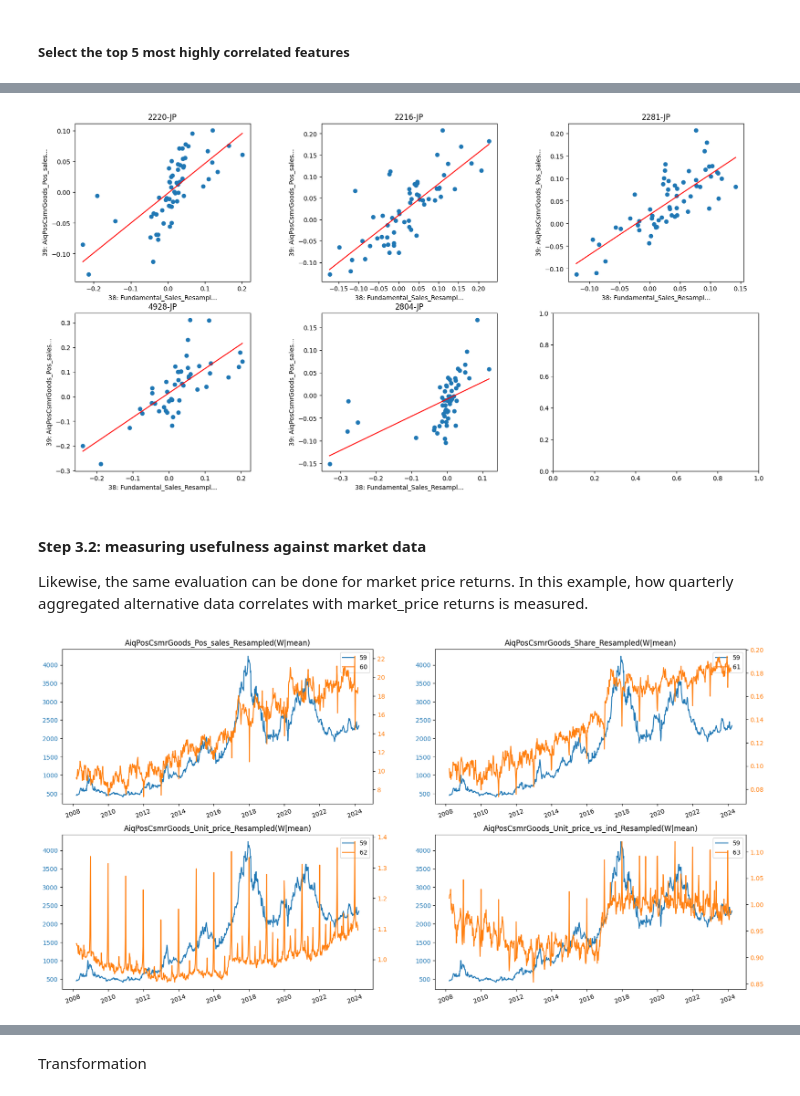
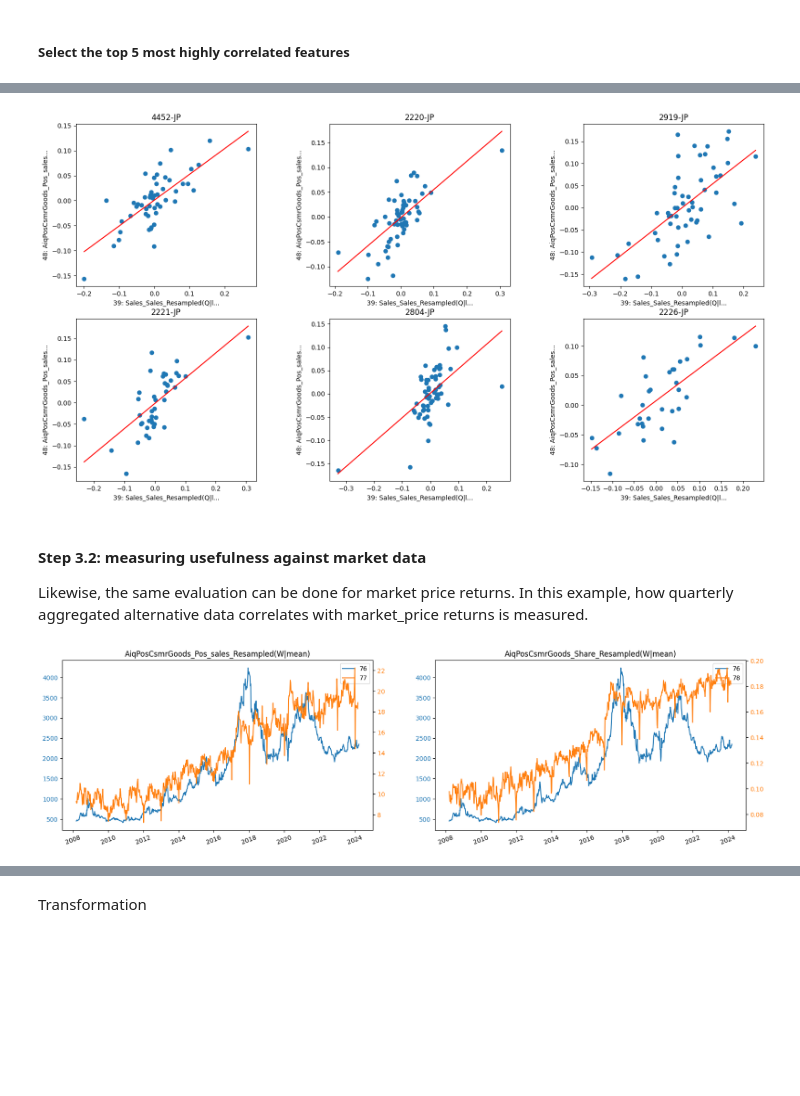
Before and after one commit to aiqindex/sample_notebooks, a Jupyter notebook: altdata_evaluation_single_dataset_aiq_pos.ipynb, the cells around one changed output, grey strips where cells are left out. Drawn from its saved outputs; the diff is of its cells as text; code cells hidden in the pictures; blank space fills up the shorter version.

```diff
--- a/altdata_evaluation_single_dataset_aiq_pos.ipynb
+++ b/altdata_evaluation_single_dataset_aiq_pos.ipynb
@@ -186,15 +186,15 @@ rho_time.T.xs('t-val', level=1).sort_values('pos_sales', ascending=False).head()
 # %%
-top5tickers = rho_time.T.xs('t-val', level=1).sort_values('pos_sales', ascending=False).index[:5]
+top6tickers = rho_time.T.xs('t-val', level=1).sort_values('pos_sales', ascending=False).index[:6]
 
 sdh.show_scatter_per_target(
     y=sales_id,
-    x=alt_Q_shift_0_logdiff_ids[0],
-    targets=top5tickers,
+    x=alt_Q_shift_1_logdiff_ids[0],
+    targets=top6tickers,
     col_num=3,
     vname_len_limit=25,
 )
 # %% [output]
-[figure, old version]
+[figure, new version]
 # %% [markdown]
 #### Step 3.2: measuring usefulness against market data
 Likewise, the same evaluation can be done for market price returns.
@@ -205,10 +205,10 @@ alt_W_shift_0_ids = sdh.transform.resample(data_id=data_id_alt, rule='W', func='
 # %%
 sdh.show_line_one_target(
     target=sample_target,
     y=mkt_W_close_id,
-    X=alt_W_shift_0_ids,
+    X=alt_W_shift_0_ids[:2],
     col_num=2
 )
 # %% [output]
-[figure, old version]
+[figure, new version]
 # %%
```
Also changed, not shown: parts of 9 cells of this notebook, 1 other file.
